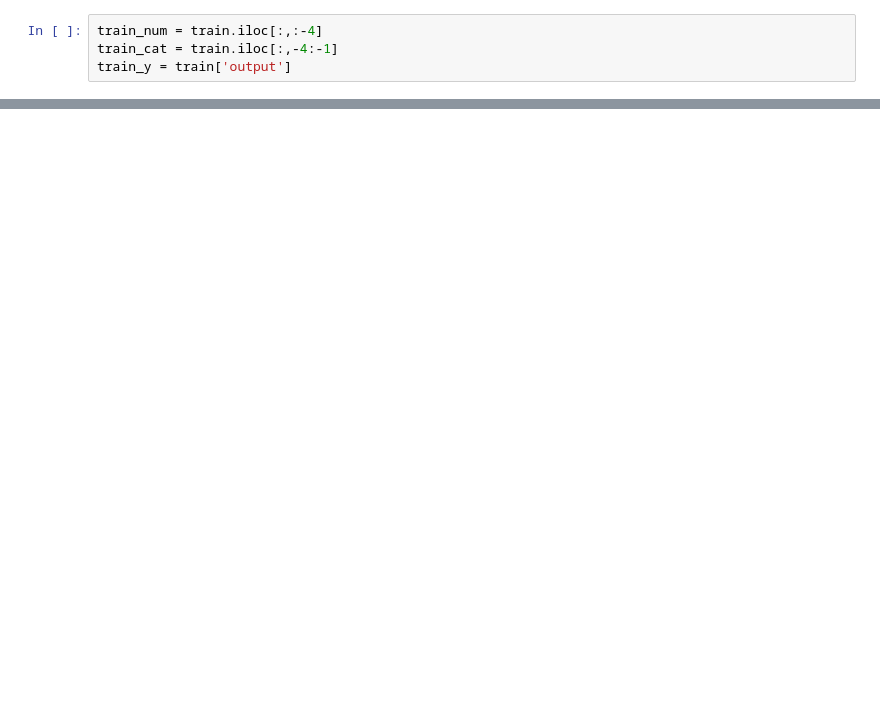
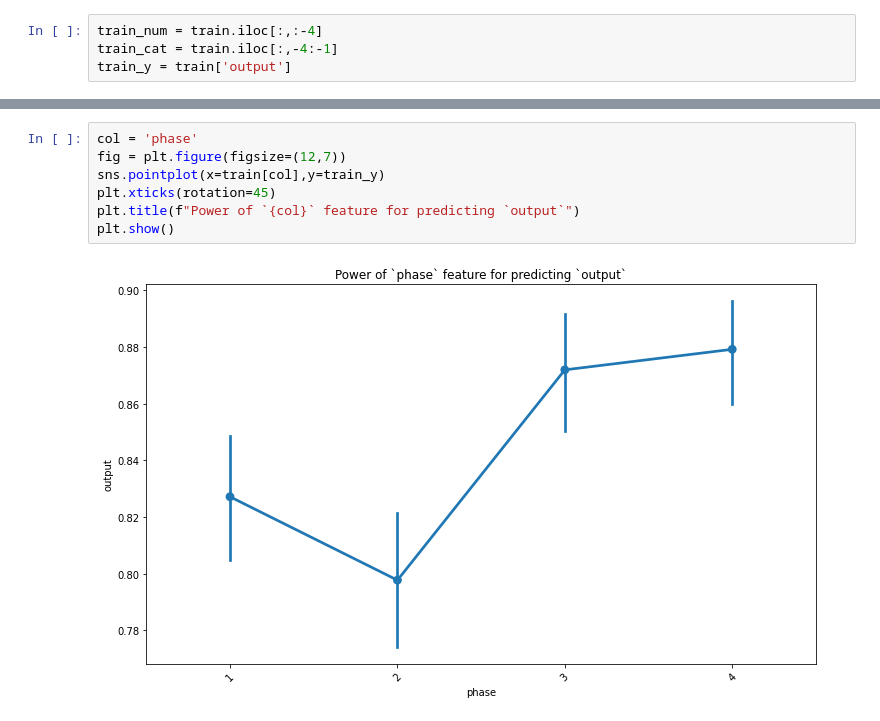
Before and after one commit to kys880/E82_HW3, a Jupyter notebook: HW3.ipynb, the cells around one changed output, grey strips where cells are left out. Drawn from its saved outputs; the diff is of its cells as text; blank space fills up the shorter version.

```diff
--- a/HW3.ipynb
+++ b/HW3.ipynb
@@ -164 +203,10 @@ f_selector_scores.sort_values("score",ascending=False).head(10)
+# %%
+col = 'phase'
+fig = plt.figure(figsize=(12,7))
+sns.pointplot(x=train[col],y=train_y)
+plt.xticks(rotation=45)
+plt.title(f"Power of `{col}` feature for predicting `output`")
+plt.show()
+# %% [output]
+[figure, added]
 # %%
```
Also changed, not shown: parts of 32 cells of this notebook.
